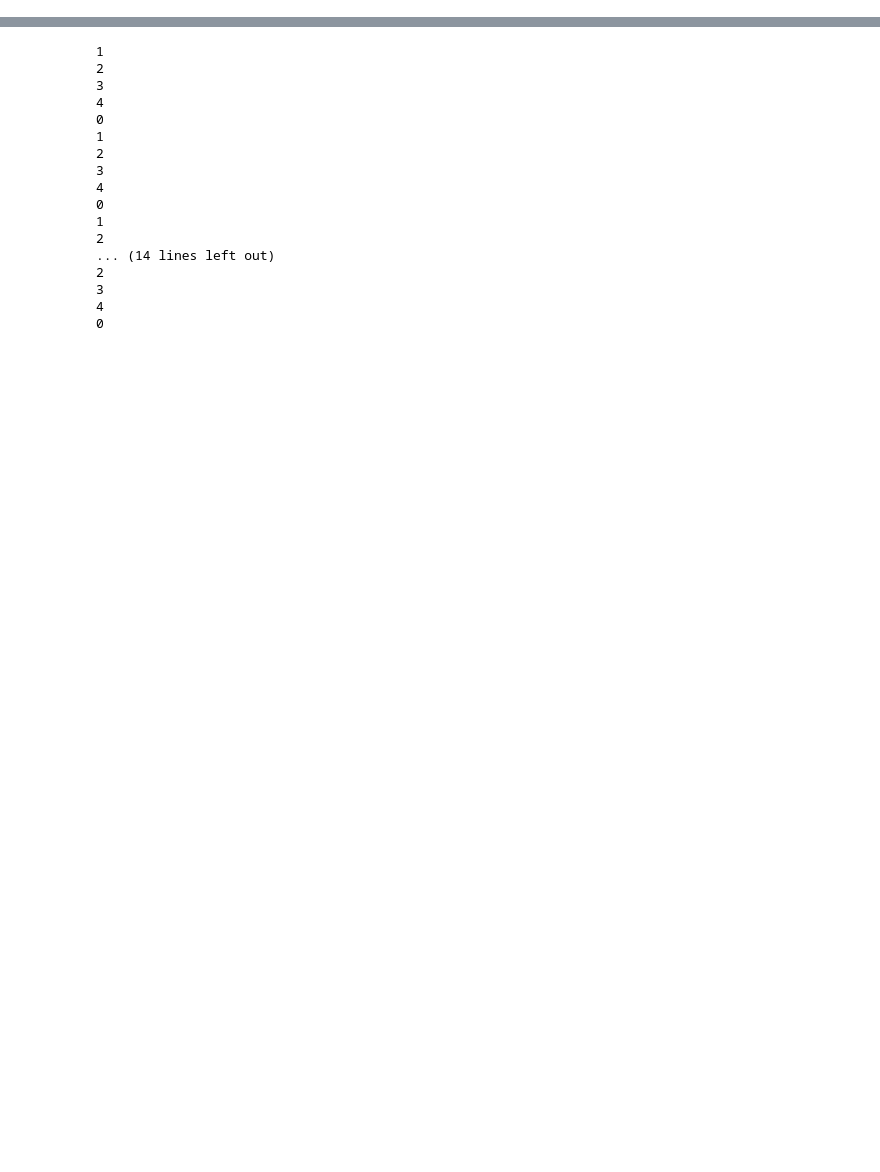
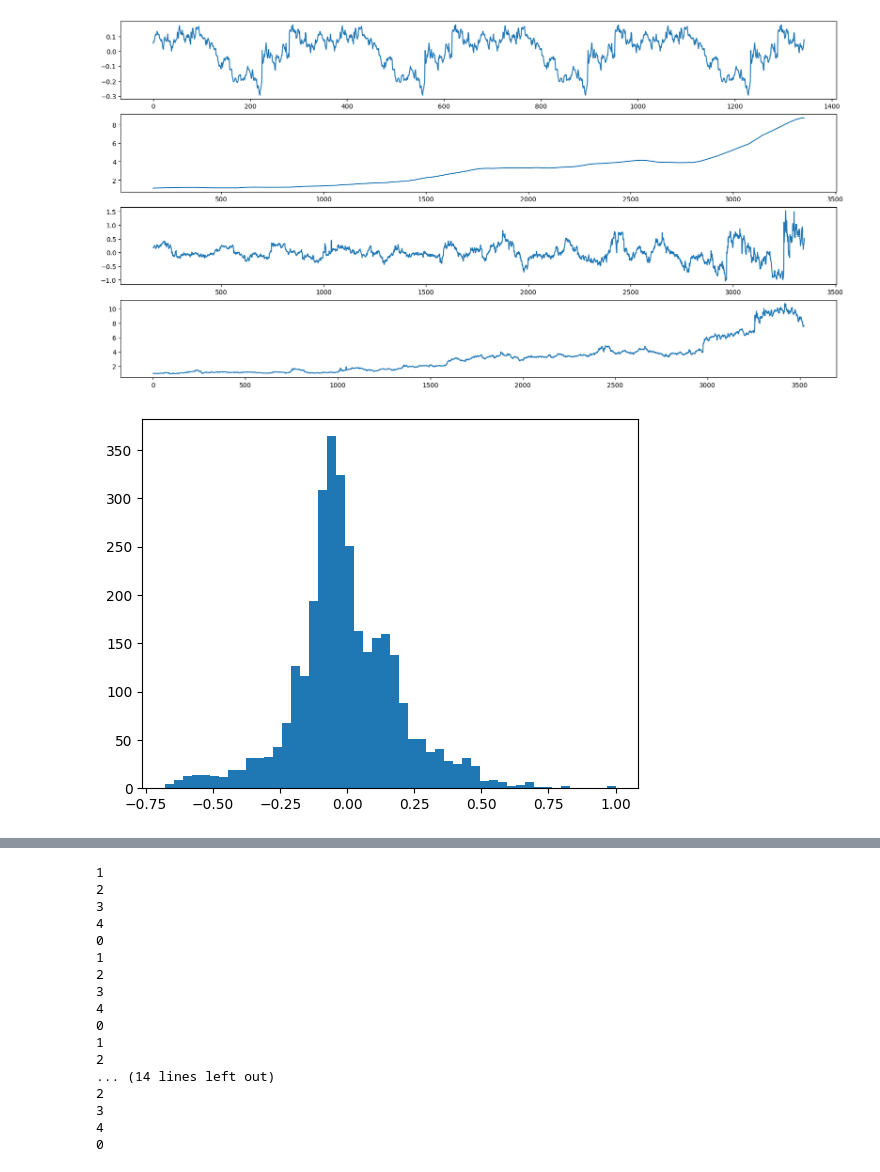
Before and after one commit to grmc1999/Algorithmic_trading, a Jupyter notebook: Untitled.ipynb, the cells around one changed output, grey strips where cells are left out. Cells and saved outputs as stored; diff of their text form; code cells hidden in the pictures; blank space fills up the shorter version.

```diff
--- a/Untitled.ipynb
+++ b/Untitled.ipynb
@@ -11,0 +70,7 @@ import statsmodels
+# %%
+#Tlist=get_tickers(page=20,vectorized=True,options=[Screener.SectorOption.BASIC_MATERIALS])
+Tlist=get_tickers(page=190,vectorized=True)
+print(Tlist)
+print(len(Tlist))
+data = yf.download(Tlist[:], period = "2y",interval = "1h")
+#data = yf.download(Tlist[:], start="2017-01-01", end="2017-01-30",interval = "30m")
@@ -11,0 +85,14 @@ import statsmodels
+# %%
+sd.resid
+figure,axs=plt.subplots(4,1,figsize=(20,10))
+axs[0].plot(sd.seasonal.values[:48*2*days])
+axs[1].plot(sd.trend.values)
+axs[2].plot(sd.resid.values)
+axs[3].plot(data['Adj Close'][ticker].values)
+plt.show()
+
+plt.hist(sd.resid.dropna().values/(np.max(np.abs(sd.resid.dropna().values))),bins=50)
+plt.show()
+# %% [output]
+[figure, added]
+[figure, added]
```
Also changed, not shown: parts of 16 cells of this notebook.
